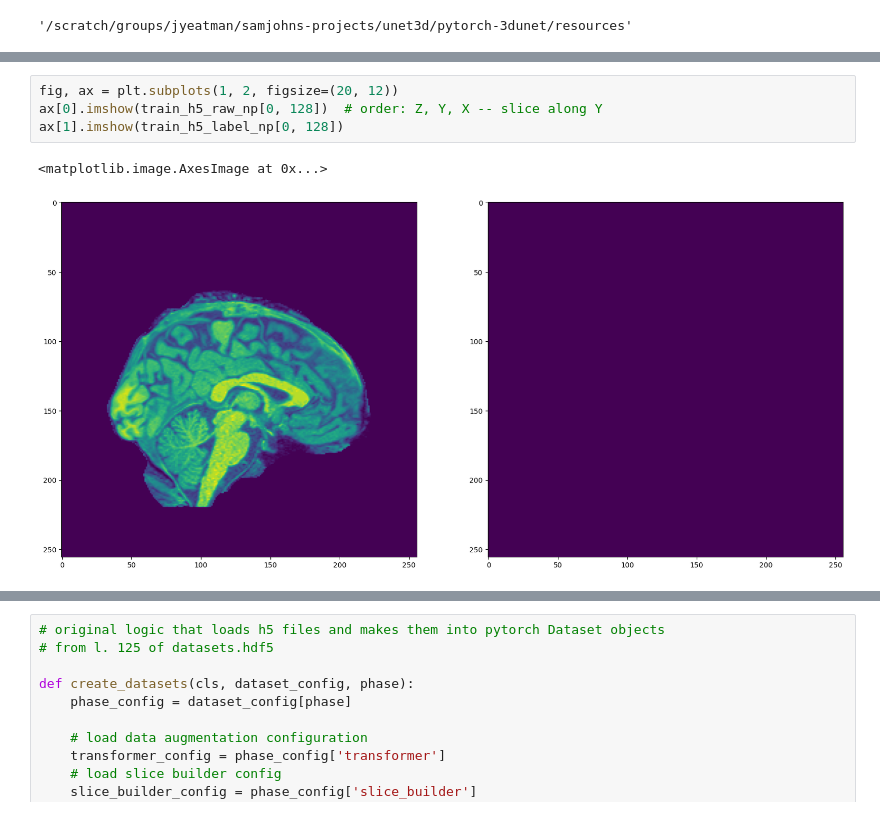
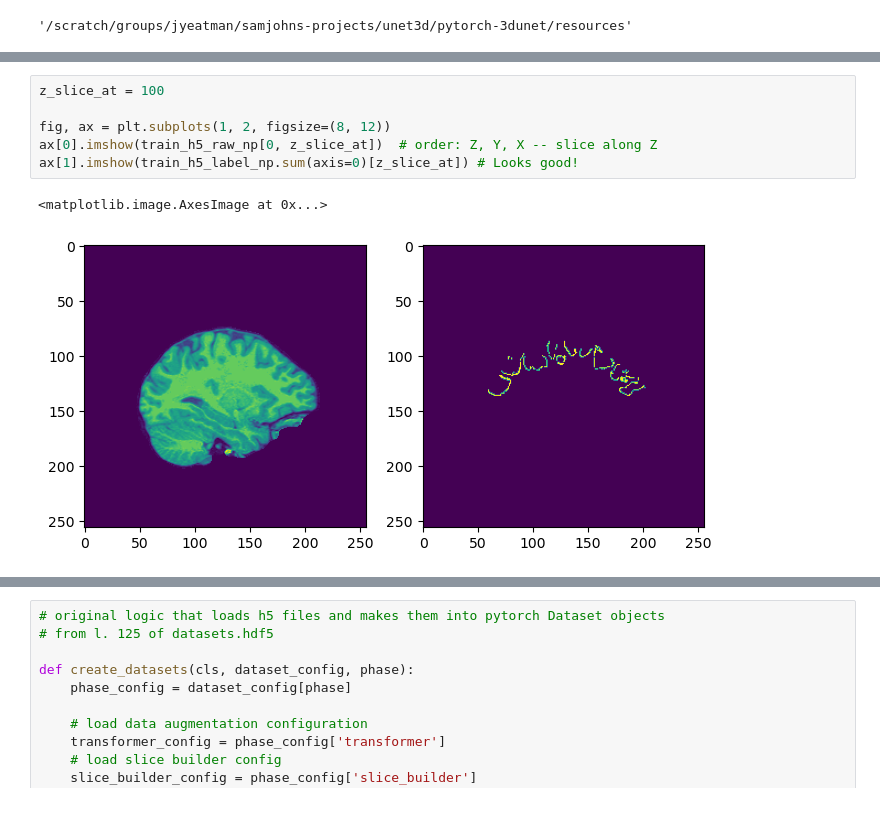
Before and after one commit to sambjohnson/pytorch-3dunet, a Jupyter notebook: resources/data_loading_check_with_hcp.ipynb, the cells around one changed output, grey strips where cells are left out. Cells and saved outputs as stored; diff of their text form.

```diff
--- a/resources/data_loading_check_with_hcp.ipynb
+++ b/resources/data_loading_check_with_hcp.ipynb
@@ -121,7 +117,9 @@ raw_shape, label_shape
 # %%
-fig, ax = plt.subplots(1, 2, figsize=(20, 12))
-ax[0].imshow(train_h5_raw_np[0, 128])  # order: Z, Y, X -- slice along Y
-ax[1].imshow(train_h5_label_np[0, 128])
+z_slice_at = 100
+
+fig, ax = plt.subplots(1, 2, figsize=(8, 12))
+ax[0].imshow(train_h5_raw_np[0, z_slice_at])  # order: Z, Y, X -- slice along Z
+ax[1].imshow(train_h5_label_np.sum(axis=0)[z_slice_at]) # Looks good!
 # %% [output]
 <matplotlib.image.AxesImage at 0x...>
-[figure, old version]
+[figure, new version]
```
Also changed, not shown: parts of 67 cells of this notebook.
